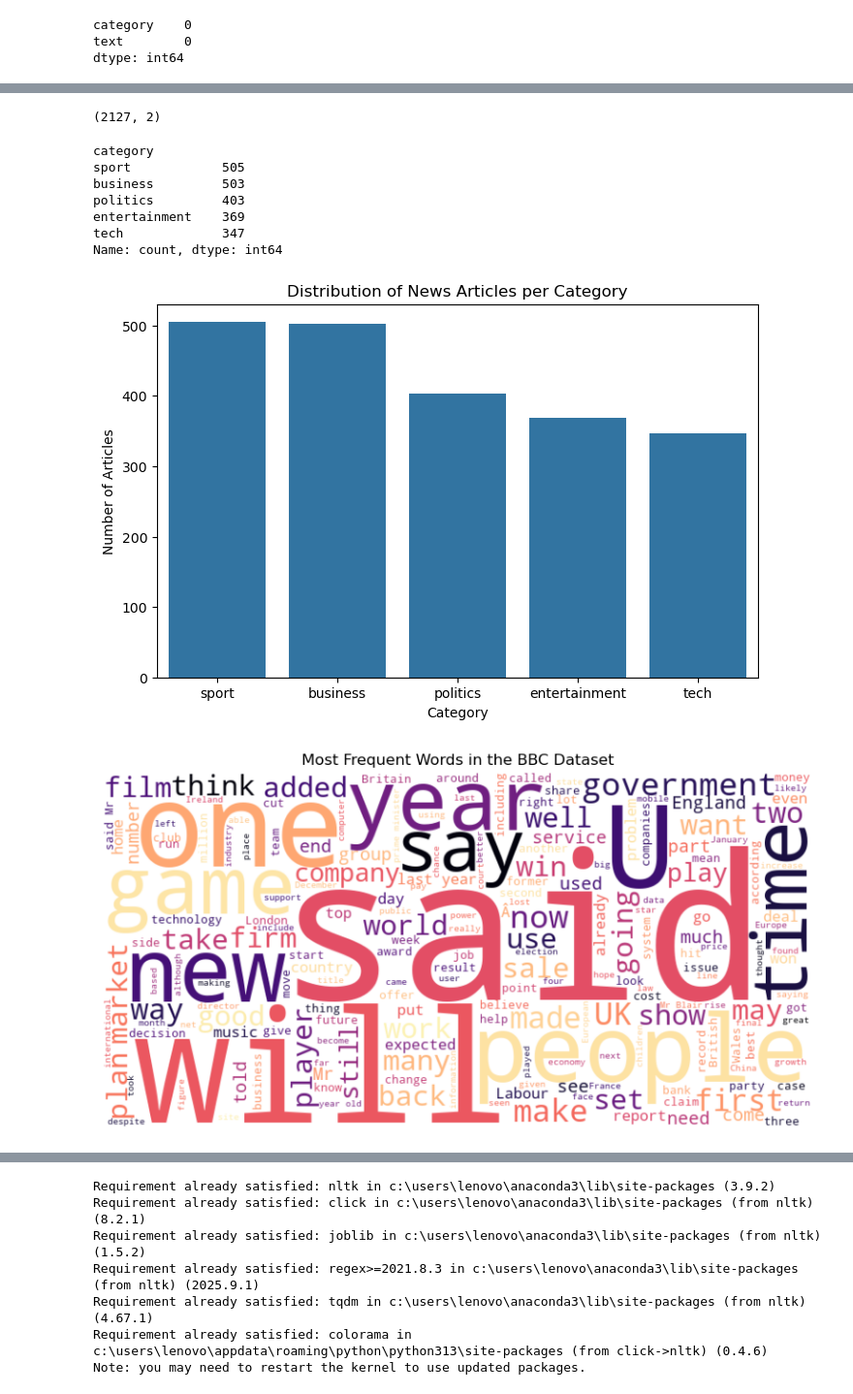
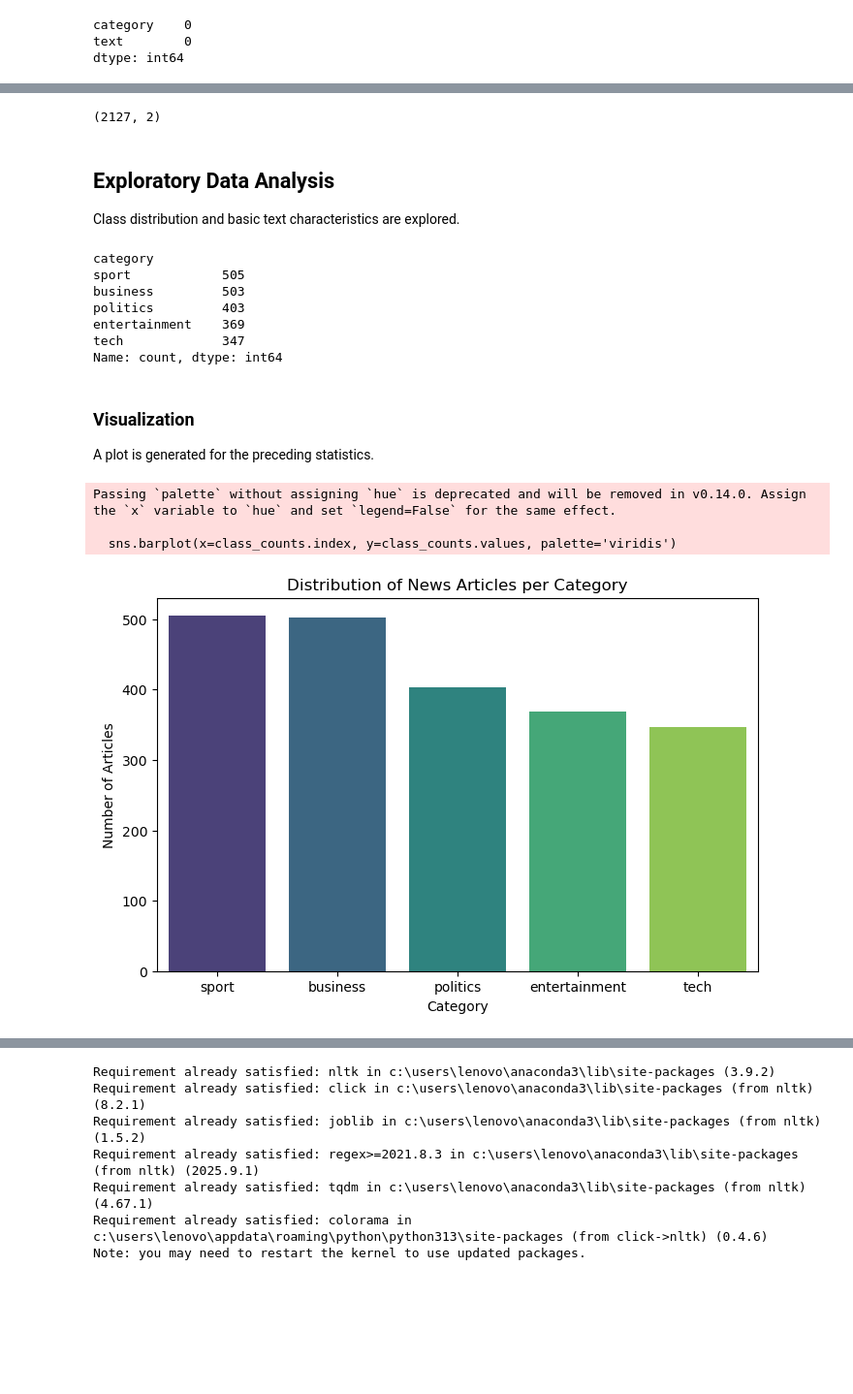
Before and after one commit to AnurupKharel/Applied-Machine-Learning, a Jupyter notebook: 23048644 Anurup Kharel.ipynb, the cells around one changed output, grey strips where cells are left out. Shown at 97% size. Cells and saved outputs as stored; diff of their text form; code cells hidden in the pictures; blank space fills up the shorter version.

```diff
--- a/23048644 Anurup Kharel.ipynb
+++ b/23048644 Anurup Kharel.ipynb
@@ -60,9 +86,11 @@ dtype: int64
 # %%
 df.drop_duplicates(inplace=True)
+df.shape
+# %% [output]
+(2127, 2)
-# %%
-df.shape
-# %% [output]
-(2127, 2)
+# %% [markdown]
+## Exploratory Data Analysis
+Class distribution and basic text characteristics are explored.
 # %%
 class_counts = df['category'].value_counts()
 class_counts
@@ -74,12 +102,18 @@ politics         403
 entertainment    369
 tech             347
 Name: count, dtype: int64
+# %% [markdown]
+### Visualization
+A plot is generated for the preceding statistics.
 # %%
 plt.figure(figsize=(8, 5))
-sns.barplot(x=class_counts.index, y=class_counts.values)
+sns.barplot(x=class_counts.index, y=class_counts.values, palette='viridis')
 plt.title('Distribution of News Articles per Category')
 plt.xlabel('Category')
 plt.ylabel('Number of Articles')
 plt.show()
 # %% [output]
+Passing `palette` without assigning `hue` is deprecated and will be removed in v0.14.0. Assign the `x` variable to `hue` and set `legend=False` for the same effect.
+
+  sns.barplot(x=class_counts.index, y=class_counts.values, palette='viridis')
-[figure, old version]
+[figure, new version]
@@ -88,14 +119,0 @@ from wordcloud import WordCloud
-# %%
-# Combine all text into one giant string
-all_text = " ".join(text for text in df.text)
-
-# Generate Word Cloud
-wordcloud = WordCloud(width=800, height=400, background_color='white', colormap='magma').generate(all_text)
-
-plt.figure(figsize=(10, 5))
-plt.imshow(wordcloud, interpolation='bilinear')
-plt.axis("off")
-plt.title('Most Frequent Words in the BBC Dataset')
-plt.show()
-# %% [output]
-[figure, removed]
```
Also changed, not shown: parts of 54 cells of this notebook.
